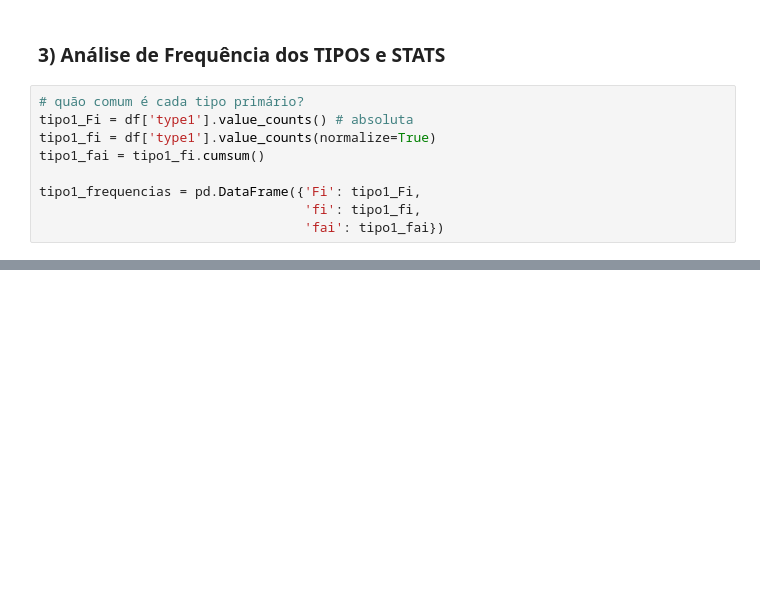
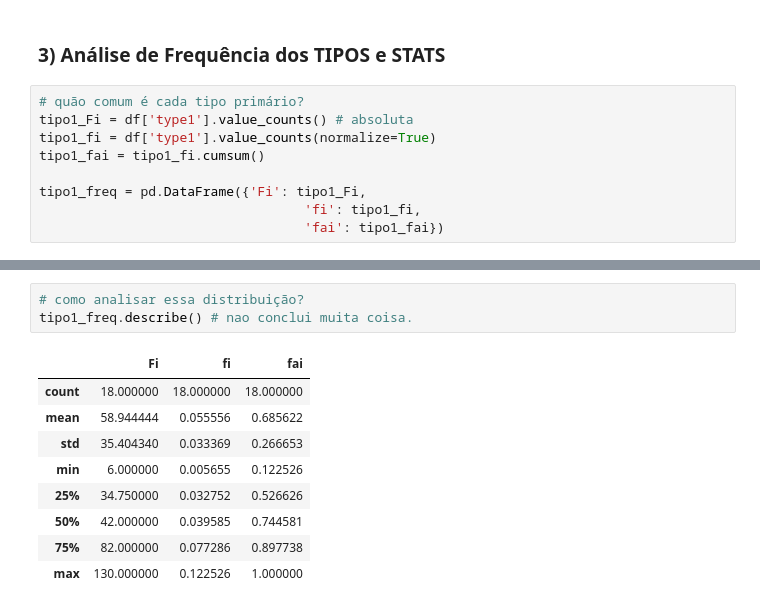
Before and after one commit to stepsbtw/pokestatistica, a Jupyter notebook: pokestatistica.ipynb, the cells around one changed output, grey strips where cells are left out. Saved outputs shown, nothing was run; the diff lists cells and outputs as text; blank space fills up the shorter version.

```diff
--- a/pokestatistica.ipynb
+++ b/pokestatistica.ipynb
@@ -110,6 +110,6 @@ tipo1_Fi = df['type1'].value_counts() # absoluta
 tipo1_fi = df['type1'].value_counts(normalize=True)
 tipo1_fai = tipo1_fi.cumsum()
 
-tipo1_frequencias = pd.DataFrame({'Fi': tipo1_Fi,
+tipo1_freq = pd.DataFrame({'Fi': tipo1_Fi,
                                   'fi': tipo1_fi,
                                   'fai': tipo1_fai})
@@ -137,0 +137,13 @@ tipo1_frequencias
+# %%
+# como analisar essa distribuição?
+tipo1_freq.describe() # nao conclui muita coisa.
+# %% [output]
+|  | Fi | fi | fai |
+| count | 18.000000 | 18.000000 | 18.000000 |
+| mean | 58.944444 | 0.055556 | 0.685622 |
+| std | 35.404340 | 0.033369 | 0.266653 |
+| min | 6.000000 | 0.005655 | 0.122526 |
+| 25% | 34.750000 | 0.032752 | 0.526626 |
+| 50% | 42.000000 | 0.039585 | 0.744581 |
+| 75% | 82.000000 | 0.077286 | 0.897738 |
+| max | 130.000000 | 0.122526 | 1.000000 |
```
Also changed, not shown: parts of 13 cells of this notebook.
